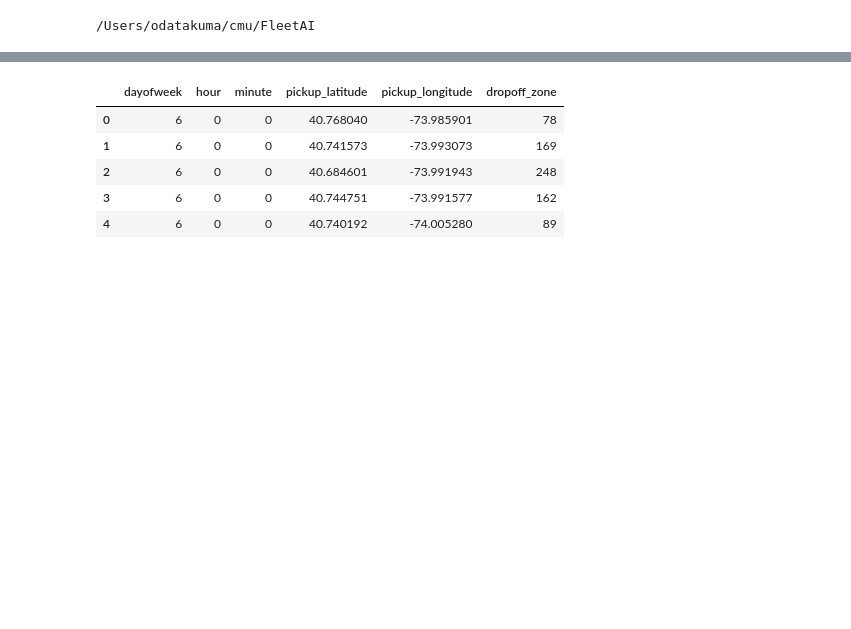
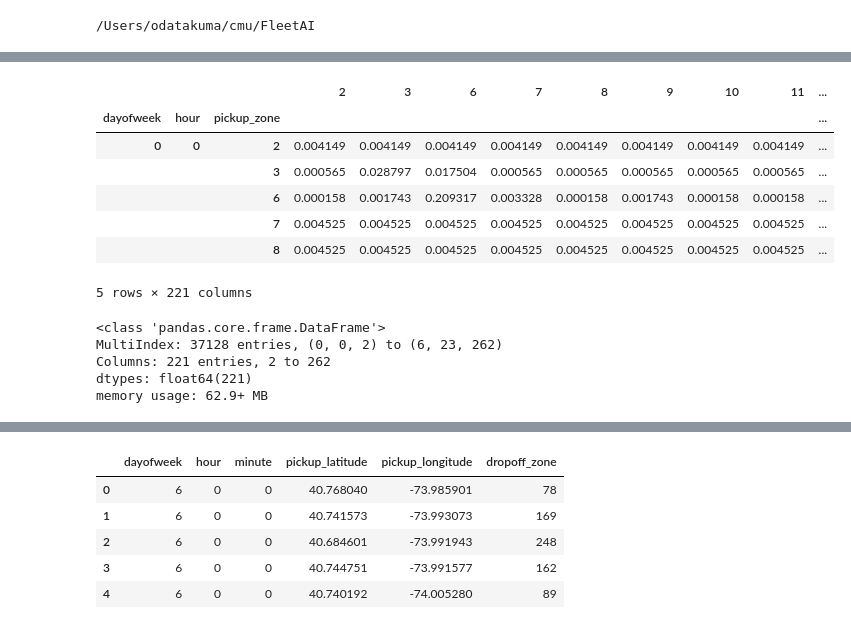
Before and after one commit to hitsuji5/FleetAI, a Jupyter notebook: analytics/destination_prediction.ipynb, the cells around one changed output, grey strips where cells are left out. Drawn from its saved outputs; the diff is of its cells as text; code cells hidden in the pictures; blank space fills up the shorter version.

```diff
--- a/analytics/destination_prediction.ipynb
+++ b/analytics/destination_prediction.ipynb
@@ -17,0 +59,7 @@ data_path = 'analytics/data/taxi_trips/taxi_tripdata_2016-05.csv'
+# %%
+df_od = pd.DataFrame(index=[((dayofweek0+d)%7, h, z) for d in range(7) for h in range(24) for z in taxi_zones],
+                    columns=taxi_zones)
+df_od.loc[df_pivot.index] = df_pivot
+df_od = df_od.fillna(0) + 0.1
+df_od.iloc[:, :] = [p / p.sum() for p in df_od.values]
+df_od.head()
@@ -17,0 +74,7 @@ data_path = 'analytics/data/taxi_trips/taxi_tripdata_2016-05.csv'
+# %%
+for key in ['dayofweek', 'hour', 'pickup_zone']:
+    df_od[key] = 0
+# %%
+df_od.loc[:, ['dayofweek', 'hour', 'pickup_zone']] = list(df_od.index)
+df_od = df_od.reset_index().drop('index', axis=1)
+df_od.head()
@@ -17,0 +89,20 @@ data_path = 'analytics/data/taxi_trips/taxi_tripdata_2016-05.csv'
+# %%
+df_od = df_od.set_index(['dayofweek', 'hour', 'pickup_zone'])
+df_od.head()
+# %% [output]
+|  |  |  | 2 | 3 | 6 | 7 | 8 | 9 | 10 | 11 | ... |
+| dayofweek | hour | pickup_zone |  |  |  |  |  |  |  |  | ... |
+| 0 | 0 | 2 | 0.004149 | 0.004149 | 0.004149 | 0.004149 | 0.004149 | 0.004149 | 0.004149 | 0.004149 | ... |
+|  |  | 3 | 0.000565 | 0.028797 | 0.017504 | 0.000565 | 0.000565 | 0.000565 | 0.000565 | 0.000565 | ... |
+|  |  | 6 | 0.000158 | 0.001743 | 0.209317 | 0.003328 | 0.000158 | 0.001743 | 0.000158 | 0.000158 | ... |
+|  |  | 7 | 0.004525 | 0.004525 | 0.004525 | 0.004525 | 0.004525 | 0.004525 | 0.004525 | 0.004525 | ... |
+|  |  | 8 | 0.004525 | 0.004525 | 0.004525 | 0.004525 | 0.004525 | 0.004525 | 0.004525 | 0.004525 | ... |
+5 rows × 221 columns
+# %%
+df_od.info()
+# %% [output]
+<class 'pandas.core.frame.DataFrame'>
+MultiIndex: 37128 entries, (0, 0, 2) to (6, 23, 262)
+Columns: 221 entries, 2 to 262
+dtypes: float64(221)
+memory usage: 62.9+ MB
```
Also changed, not shown: parts of 10 cells of this notebook, 17 other files.
